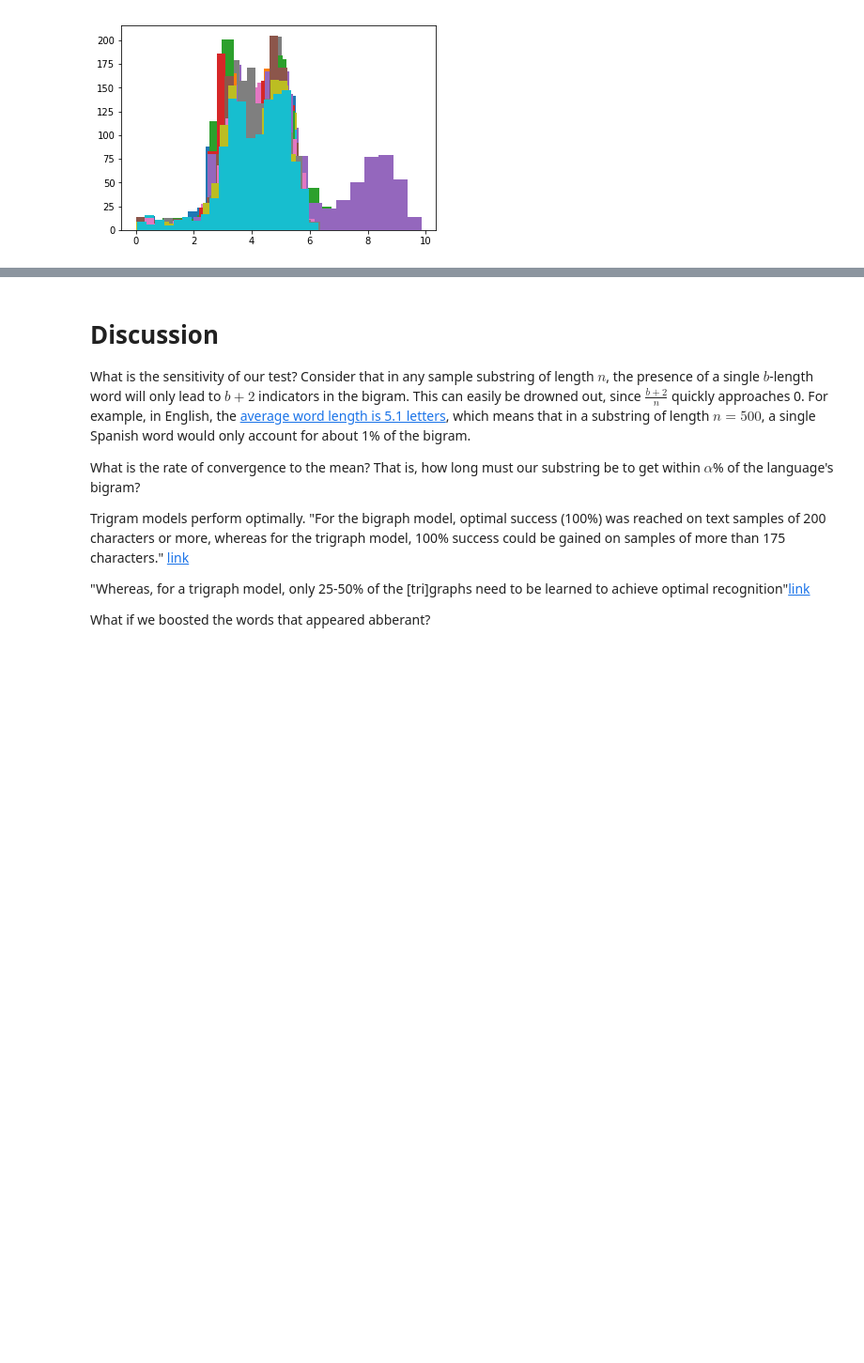
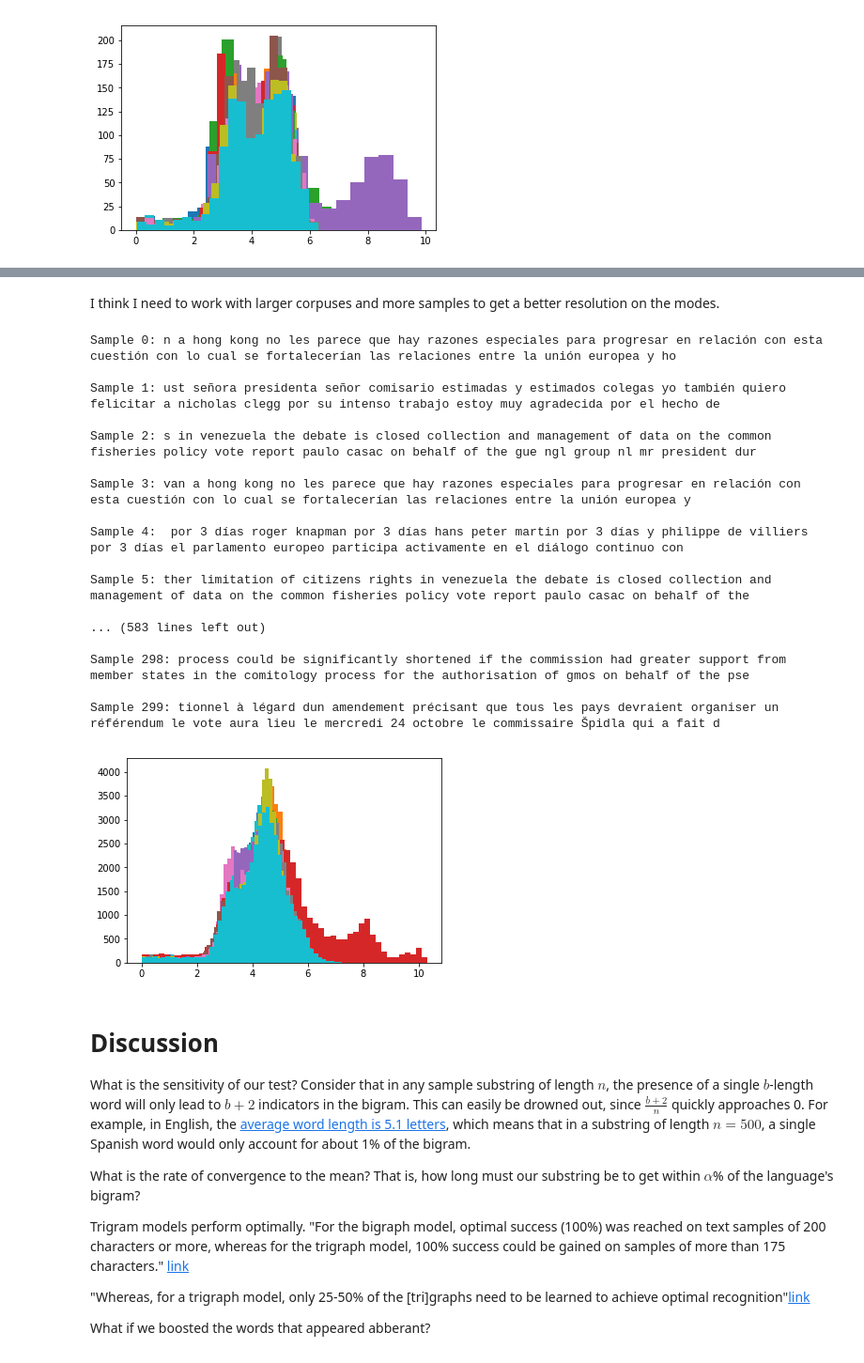
Before and after one commit to bkitano/voynich, a Jupyter notebook: Voynich Language Analysis.ipynb, the cells around one changed output, grey strips where cells are left out. Shown: that part at 94% size. Cells and saved outputs as stored; diff of their text form; code cells hidden in the pictures; blank space fills up the shorter version.

```diff
--- a/Voynich Language Analysis.ipynb
+++ b/Voynich Language Analysis.ipynb
@@ -852,0 +865,2 @@ for i in range(D3.shape[0]):
+# %% [markdown]
+I think I need to work with larger corpuses and more samples to get a better resolution on the modes.
@@ -853,3 +869,40 @@ for i in range(D3.shape[0]):
+# %%
+k = 300
+n = 175
+
+# overlap rate of almost 2.625 (each letter is sampled 2.625 times)
+
+D3_a = []
+for i in range(len(three_unshuffled)):
+    M_i = streak(three_unshuffled[i][0], k, n, Smooth=.01) # make a streak
+    d_i = psKLD(M_i, k) # do the pointwise psKLDs
+    D3_a.append(d_i)
+
+D3_a = np.array(D3_a)
+
+for i in range(D3_a.shape[0]):
+    plt.hist(D3_a[i], bins=50)
+
+M_0 = streak(three_unshuffled[0][0], k, n, Smooth=.01, Read=True) # make a streak
+# %% [output]
+Sample 0: n a hong kong no les parece que hay razones especiales para progresar en relación con esta cuestión con lo cual se fortalecerían las relaciones entre la unión europea y ho
+
+Sample 1: ust señora presidenta señor comisario estimadas y estimados colegas yo también quiero felicitar a nicholas clegg por su intenso trabajo estoy muy agradecida por el hecho de
+
+Sample 2: s in venezuela the debate is closed collection and management of data on the common fisheries policy vote report paulo casac on behalf of the gue ngl group nl mr president dur
+
+Sample 3: van a hong kong no les parece que hay razones especiales para progresar en relación con esta cuestión con lo cual se fortalecerían las relaciones entre la unión europea y
+
+Sample 4:  por 3 días roger knapman por 3 días hans peter martin por 3 días y philippe de villiers por 3 días el parlamento europeo participa activamente en el diálogo continuo con
+
+Sample 5: ther limitation of citizens rights in venezuela the debate is closed collection and management of data on the common fisheries policy vote report paulo casac on behalf of the
+
+... (583 lines left out)
+
+Sample 298: process could be significantly shortened if the commission had greater support from member states in the comitology process for the authorisation of gmos on behalf of the pse
+
+Sample 299: tionnel à légard dun amendement précisant que tous les pays devraient organiser un référendum le vote aura lieu le mercredi 24 octobre le commissaire Špidla qui a fait d
+[figure, added]
 # %% [markdown]
 # Discussion
 What is the sensitivity of our test? Consider that in any sample substring of length $n$, the presence of a single $b$-length word will only lead to $b+2$ indicators in the bigram. This can easily be drowned out, since $\frac{b+2}{n}$ quickly approaches 0. For example, in English, the [average word length is 5.1 letters](https://arxiv.org/pdf/1208.6109.pdf), which means that in a substring of length $n=500$, a single Spanish word would only account for about 1% of the bigram.
```
Also changed, not shown: parts of 7 cells of this notebook.
